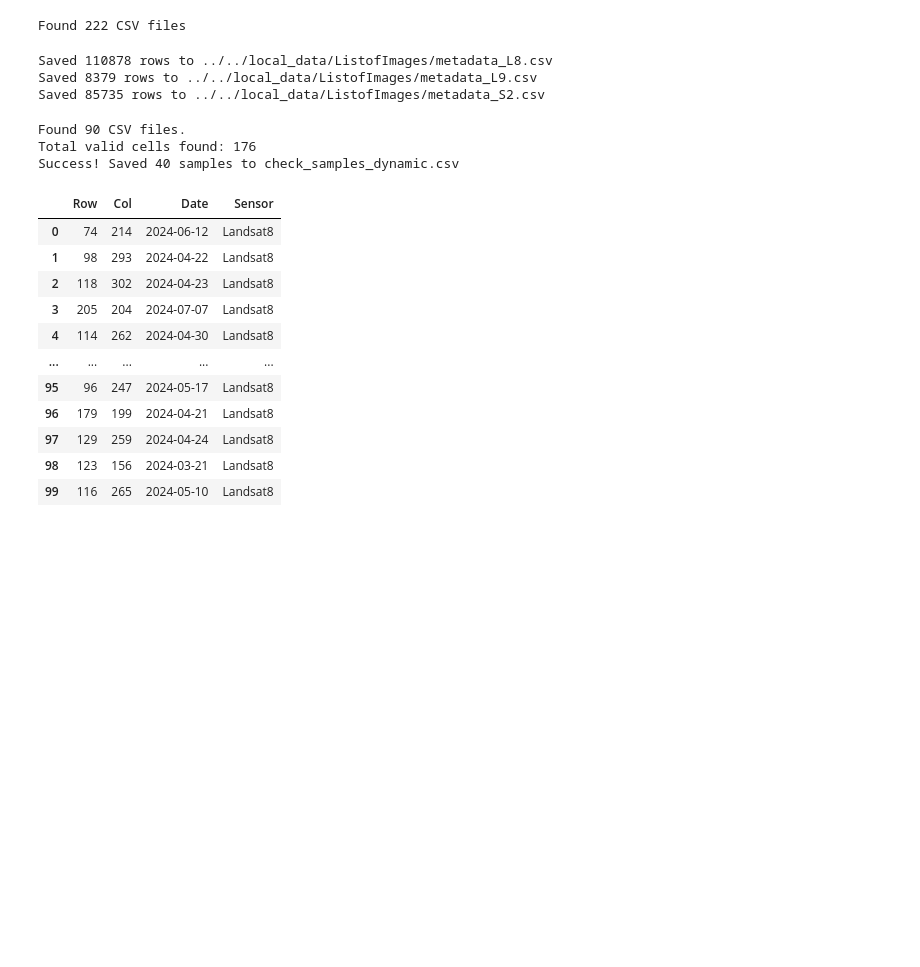
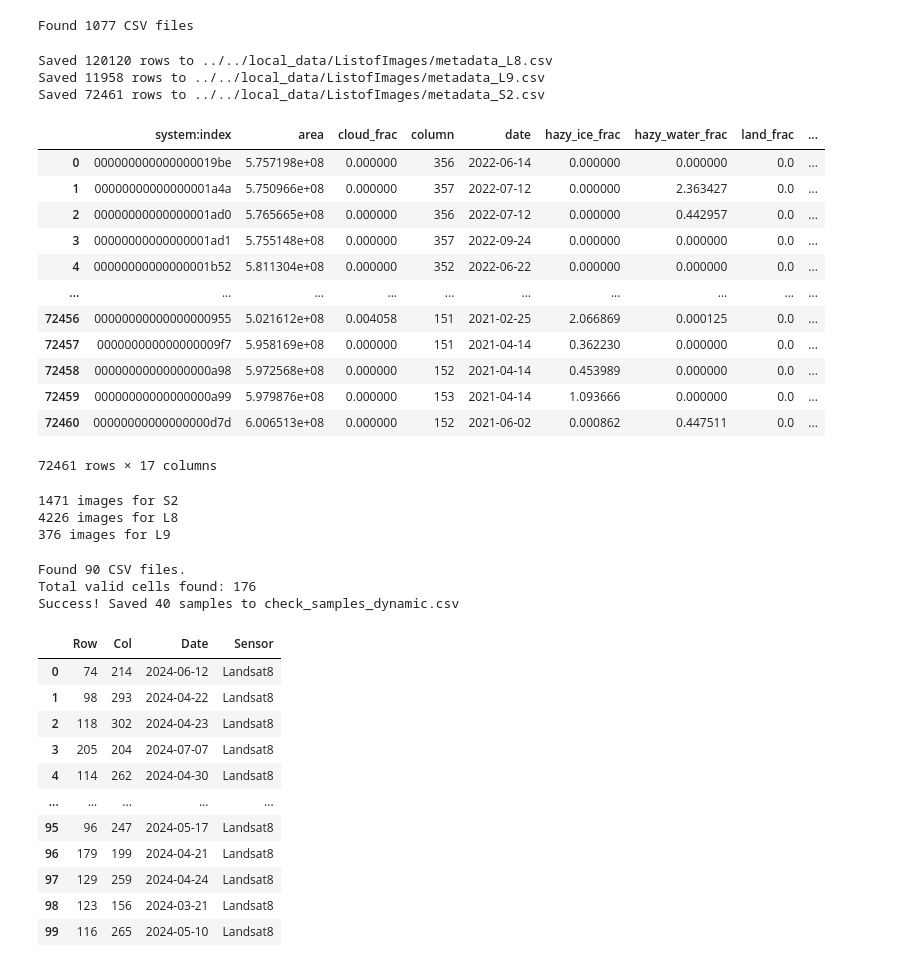
Before and after one commit to felixleodiaz/coastal-ice, a Jupyter notebook: scripts/VisualProduct/generateSamplesList.ipynb, the cells around one changed output. Saved outputs shown, nothing was run; the diff lists cells and outputs as text; code cells hidden in the pictures; blank space fills up the shorter version.

```diff
--- a/scripts/VisualProduct/generateSamplesList.ipynb
+++ b/scripts/VisualProduct/generateSamplesList.ipynb
@@ -8,7 +8,7 @@ from tqdm import tqdm
 # %%
 # FIND MAX PIXELS FOR EACH SENSOR
 
-INPUT_FOLDER = '../../local_data/ArcticTensorsRaw'
+INPUT_FOLDER = '../../local_data/EarthEngineResultsRF'
 OUTPUT_L8 = '../../local_data/ListofImages/metadata_L8.csv'
 OUTPUT_L9 = '../../local_data/ListofImages/metadata_L9.csv'
 OUTPUT_S2 = '../../local_data/ListofImages/metadata_S2.csv'
@@ -67,10 +67,10 @@ def split_csvs_by_sensor():
 
 split_csvs_by_sensor()
 # %% [output]
-Found 222 CSV files
+Found 1077 CSV files
-Saved 110878 rows to ../../local_data/ListofImages/metadata_L8.csv
-Saved 8379 rows to ../../local_data/ListofImages/metadata_L9.csv
-Saved 85735 rows to ../../local_data/ListofImages/metadata_S2.csv
+Saved 120120 rows to ../../local_data/ListofImages/metadata_L8.csv
+Saved 11958 rows to ../../local_data/ListofImages/metadata_L9.csv
+Saved 72461 rows to ../../local_data/ListofImages/metadata_S2.csv
 # %%
 # just to check what max_pixels are looking like
 
@@ -80,23 +80,46 @@ S2 = pd.read_csv('../../local_data/ListofImages/metadata_S2.csv')
 L8['total_pixels'] = L8['total_pixels'].astype(int)
 L9['total_pixels'] = L9['total_pixels'].astype(int)
 S2['total_pixels'] = S2['total_pixels'].astype(int)
+# %%
+S2
+# %% [output]
+|  | system:index | area | cloud_frac | column | date | hazy_ice_frac | hazy_water_frac | land_frac | ... |
+| 0 | 000000000000000019be | 5.757198e+08 | 0.000000 | 356 | 2022-06-14 | 0.000000 | 0.000000 | 0.0 | ... |
+| 1 | 00000000000000001a4a | 5.750966e+08 | 0.000000 | 357 | 2022-07-12 | 0.000000 | 2.363427 | 0.0 | ... |
+| 2 | 00000000000000001ad0 | 5.765665e+08 | 0.000000 | 356 | 2022-07-12 | 0.000000 | 0.442957 | 0.0 | ... |
+| 3 | 00000000000000001ad1 | 5.755148e+08 | 0.000000 | 357 | 2022-09-24 | 0.000000 | 0.000000 | 0.0 | ... |
+| 4 | 00000000000000001b52 | 5.811304e+08 | 0.000000 | 352 | 2022-06-22 | 0.000000 | 0.000000 | 0.0 | ... |
+| ... | ... | ... | ... | ... | ... | ... | ... | ... | ... |
+| 72456 | 00000000000000000955 | 5.021612e+08 | 0.004058 | 151 | 2021-02-25 | 2.066869 | 0.000125 | 0.0 | ... |
+| 72457 | 000000000000000009f7 | 5.958169e+08 | 0.000000 | 151 | 2021-04-14 | 0.362230 | 0.000000 | 0.0 | ... |
+| 72458 | 00000000000000000a98 | 5.972568e+08 | 0.000000 | 152 | 2021-04-14 | 0.453989 | 0.000000 | 0.0 | ... |
+| 72459 | 00000000000000000a99 | 5.979876e+08 | 0.000000 | 153 | 2021-04-14 | 1.093666 | 0.000000 | 0.0 | ... |
+| 72460 | 00000000000000000d7d | 6.006513e+08 | 0.000000 | 152 | 2021-06-02 | 0.000862 | 0.447511 | 0.0 | ... |
+72461 rows × 17 columns
 # %%
 # filter for pixel sizes
 
 S2['date'] = pd.to_datetime(S2['date'])
 S2['year'] = S2['date'].dt.year
 S2['total_pixels'] = S2['total_pixels'].astype(int)
-S2_filtered = S2[S2['total_pixels'].between(622098, 731880)]
+S2_filtered = S2[S2['total_pixels'].between(585540, 731880)]
+print(f'{len(S2_filtered)} images for S2')
 
 L8['date'] = pd.to_datetime(L8['date'])
 L8['year'] = L8['date'].dt.year
 L8['total_pixels'] = L8['total_pixels'].astype(int)
-L8_filtered = L8[L8['total_pixels'].between(622098, 731880)]
+L8_filtered = L8[L8['total_pixels'].between(585540, 731880)]
+print(f'{len(L8_filtered)} images for L8')
 
 L9['date'] = pd.to_datetime(L9['date'])
 L9['year'] = L9['date'].dt.year
 L9['total_pixels'] = L9['total_pixels'].astype(int)
-L9_filtered = L9[L9['total_pixels'].between(622098, 731880)]
+L9_filtered = L9[L9['total_pixels'].between(585540, 731880)]
+print(f'{len(L9_filtered)} images for L9')
+# %% [output]
+1471 images for S2
+4226 images for L8
+376 images for L9
 # %%
 # sample
 
```
Also changed, not shown: parts of 1 cell of this notebook, 1 other file.
